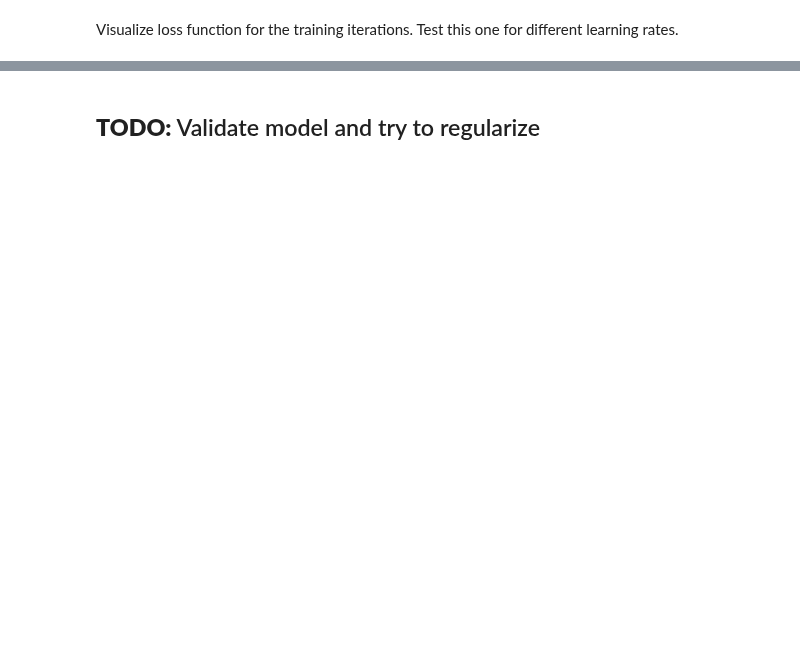
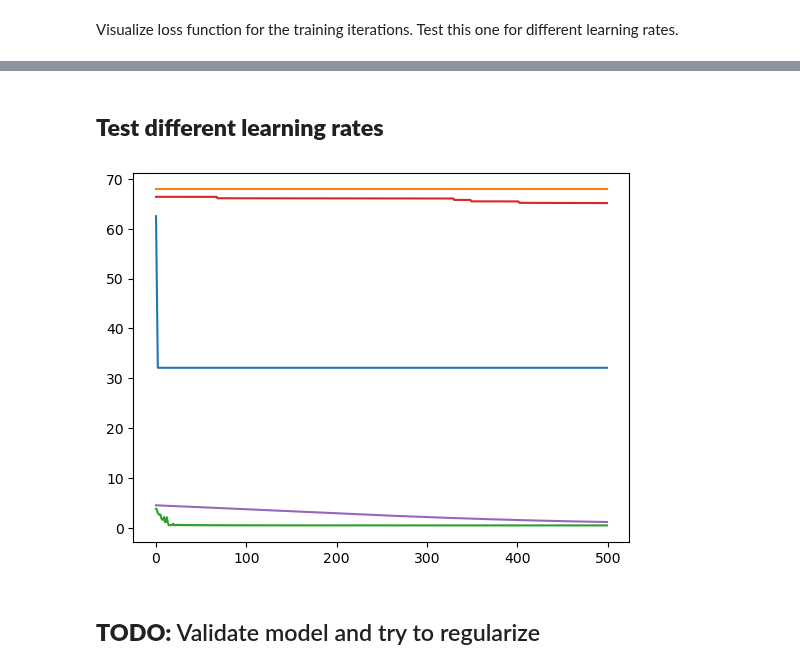
Before and after one commit to FelixFritz02/MasterKL, a Jupyter notebook: AI Numerics/Data Challenge/Logistic_Regression.ipynb, the cells around one changed output, grey strips where cells are left out. Saved outputs shown, nothing was run; the diff lists cells and outputs as text; code cells hidden in the pictures; blank space fills up the shorter version.

Commit message:
started with logistic regression and learning rates

```diff
--- a/AI Numerics/Data Challenge/Logistic_Regression.ipynb
+++ b/AI Numerics/Data Challenge/Logistic_Regression.ipynb
@@ -142,2 +146,41 @@ tensor([0.0419])
+# %% [markdown]
+## **Test different learning rates**
+# %%
+lr = [0.1, 0.01, 0.001, 0.0001, 0.00001]
+losses = []
+
+for learning_rate in lr:
+    LR_model = LogisticRegression(input_dimensions=X.shape[1])
+
+    loss_fun = nn.BCELoss()
+    optimizer = optim.SGD(LR_model.parameters(), lr=learning_rate)
+
+    X_tensor = torch.tensor(X.values, dtype=torch.float32)
+    Y_tensor = torch.tensor(y.values, dtype=torch.float32).view(-1, 1)
+
+    epochs = 500
+
+    # We wish to save the trajectory of weight, bias and loss
+    hist_W = []
+    hist_b = []
+    hist_loss = []
+
+    #Trainigsloop bleibt auch bei mehrschichtigen Netzen gleich
+    for epoch in range(epochs):
+        pred = LR_model(X_tensor)                       # Forward pass
+        loss = loss_fun(pred, Y_tensor)                 # Compute loss
+
+        optimizer.zero_grad()   # Gradienten auf Null setzen
+        loss.backward()         # Berechne den Gradienten
+        optimizer.step()        # Optimierungsschritt nach Gradient Descent
+
+        hist_loss.append(loss.item())
+
+    losses.append(hist_loss)
+
+for hist_loss in losses:
+    plt.plot(hist_loss)
+# %% [output]
+[figure, added]
 # %% [markdown]
 ## **TODO:** Validate model and try to regularize
```
Also changed, not shown: parts of 4 cells of this notebook.
